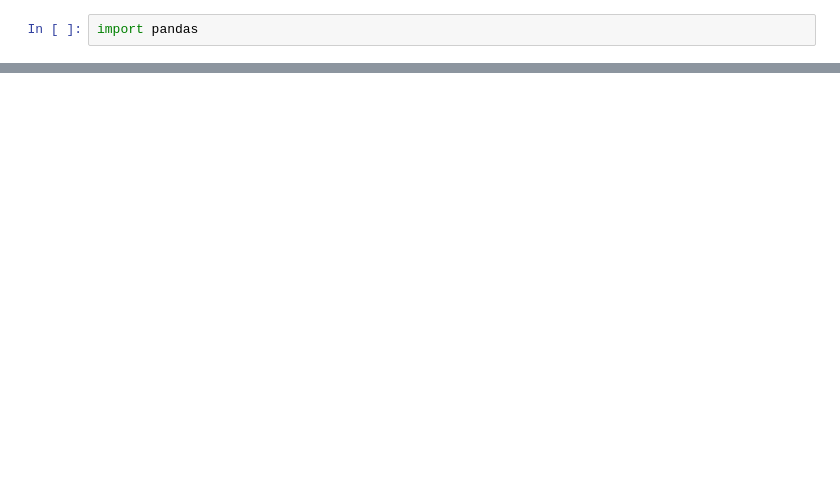
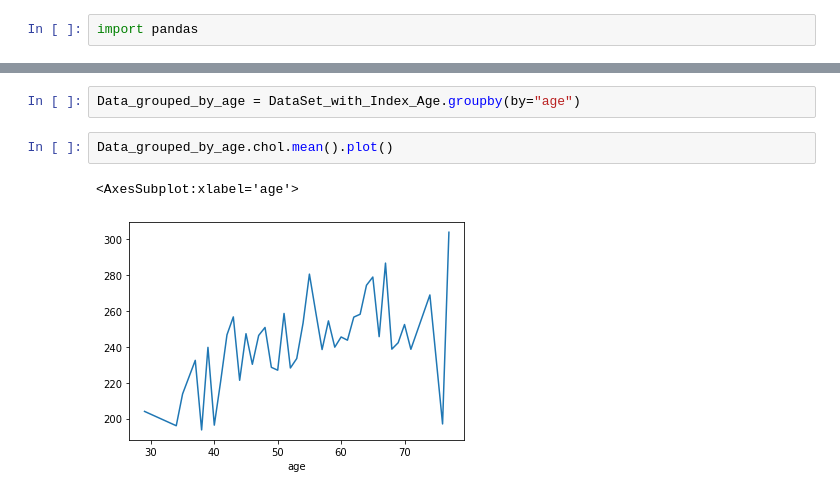
Before and after one commit to Blitzbert/HearAttackAnalysis, a Jupyter notebook: DataAnalysis.ipynb, the cells around one changed output, grey strips where cells are left out. Cells and saved outputs as stored; diff of their text form; blank space fills up the shorter version.

```diff
--- a/DataAnalysis.ipynb
+++ b/DataAnalysis.ipynb
@@ -34,0 +53,7 @@ x.describe()
+# %%
+Data_grouped_by_age = DataSet_with_Index_Age.groupby(by="age")
+# %%
+Data_grouped_by_age.chol.mean().plot()
+# %% [output]
+<AxesSubplot:xlabel='age'>
+[figure, added]
```
Also changed, not shown: parts of 10 cells of this notebook.
